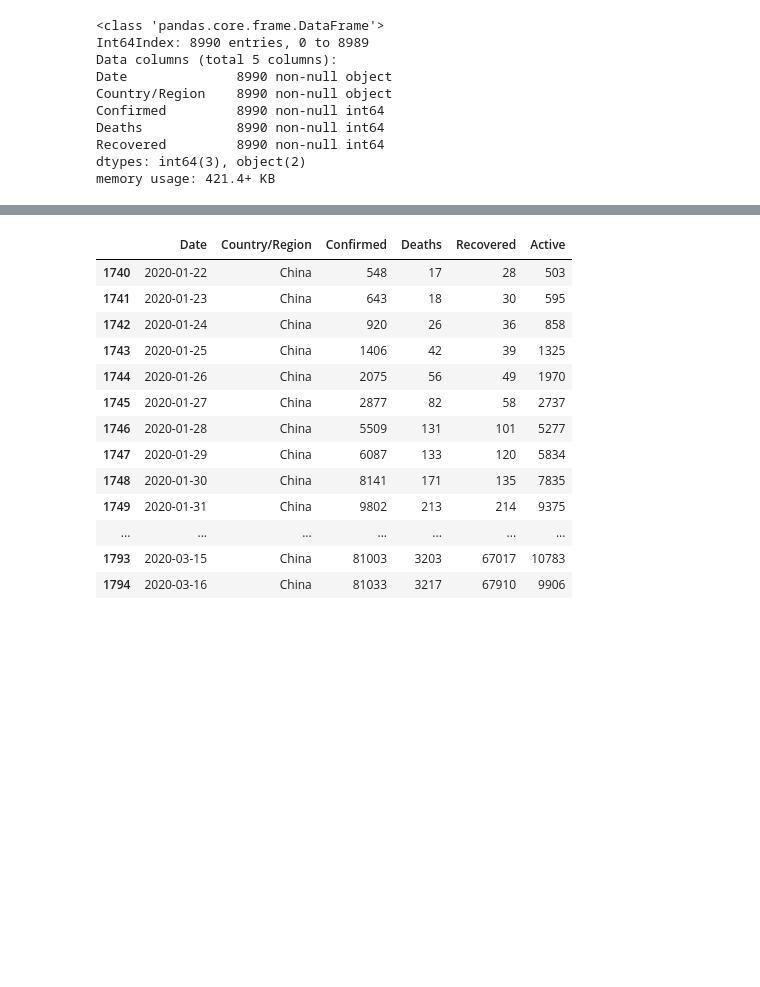
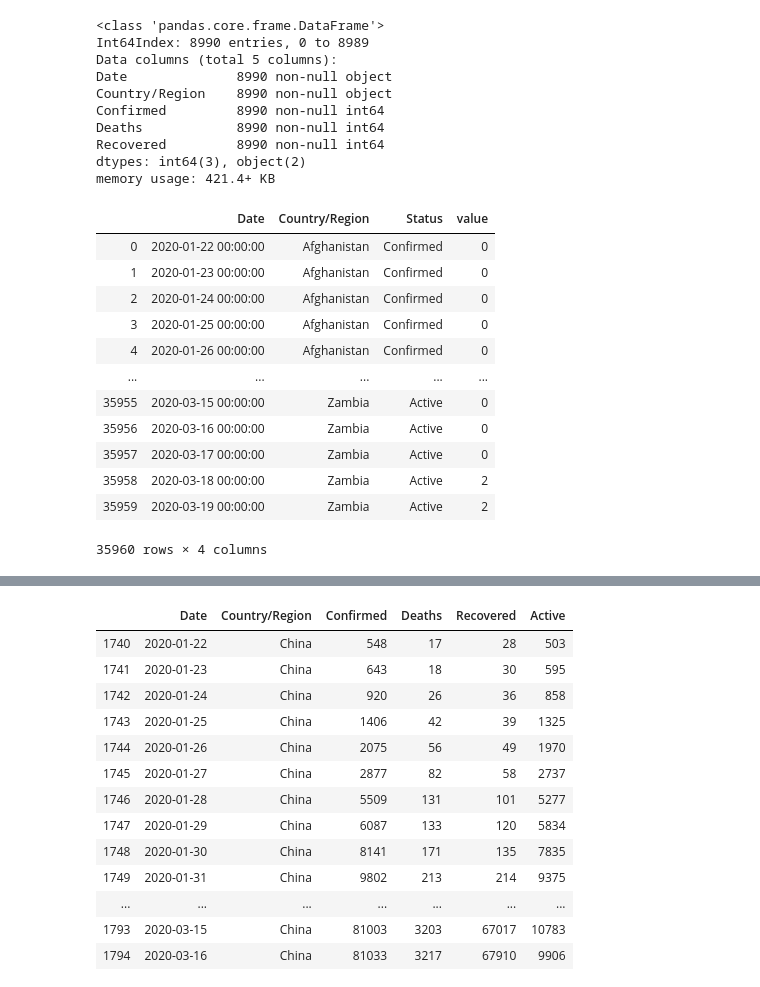
Before and after one commit to andyakrn/COVID_19, a Jupyter notebook: Hopkins_data.ipynb, the cells around one changed output, grey strips where cells are left out. Cells and saved outputs as stored; diff of their text form; code cells hidden in the pictures; blank space fills up the shorter version.

```diff
--- a/Hopkins_data.ipynb
+++ b/Hopkins_data.ipynb
@@ -170,3 +170,22 @@ memory usage: 421.4+ KB
 grouped_df['Active'] = grouped_df['Confirmed']-grouped_df['Deaths']-grouped_df['Recovered']
 # %%
 grouped_df['Date'] = grouped_df['Date'].apply(lambda x: pd.to_datetime(x))
+# %%
+melt_df = pd.melt(grouped_df, id_vars=['Date', 'Country/Region'], value_vars=[
+        'Confirmed', 'Recovered', 'Deaths', 'Active'], var_name='Status')
+# %%
+melt_df
+# %% [output]
+|  | Date | Country/Region | Status | value |
+| 0 | 2020-01-22 00:00:00 | Afghanistan | Confirmed | 0 |
+| 1 | 2020-01-23 00:00:00 | Afghanistan | Confirmed | 0 |
+| 2 | 2020-01-24 00:00:00 | Afghanistan | Confirmed | 0 |
+| 3 | 2020-01-25 00:00:00 | Afghanistan | Confirmed | 0 |
+| 4 | 2020-01-26 00:00:00 | Afghanistan | Confirmed | 0 |
+| ... | ... | ... | ... | ... |
+| 35955 | 2020-03-15 00:00:00 | Zambia | Active | 0 |
+| 35956 | 2020-03-16 00:00:00 | Zambia | Active | 0 |
+| 35957 | 2020-03-17 00:00:00 | Zambia | Active | 0 |
+| 35958 | 2020-03-18 00:00:00 | Zambia | Active | 2 |
+| 35959 | 2020-03-19 00:00:00 | Zambia | Active | 2 |
+35960 rows × 4 columns
```
Also changed, not shown: parts of 6 cells of this notebook, 52 other files.
